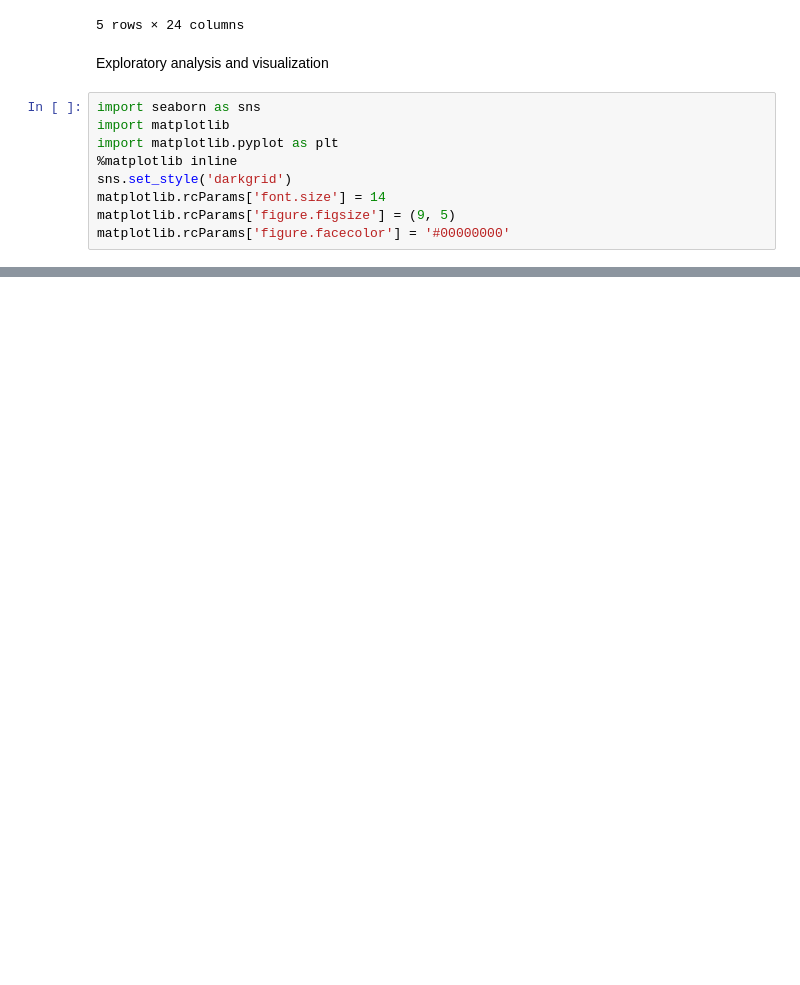
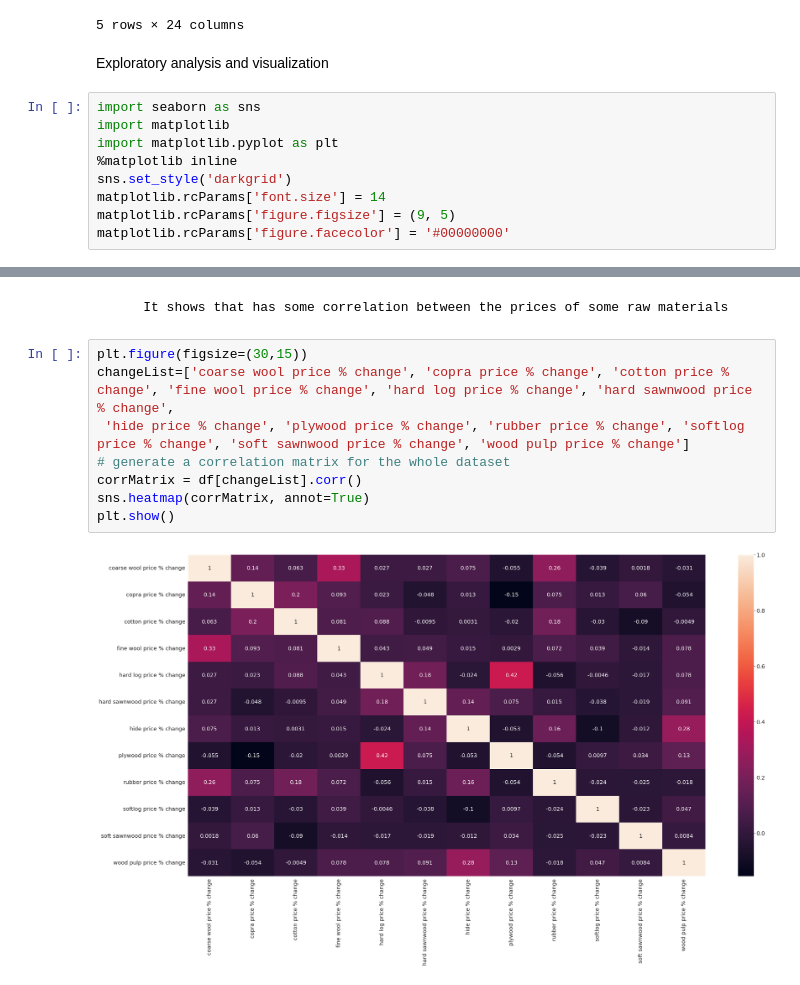
Before and after one commit to dkl5m/data-science-studies, a Jupyter notebook: agriculture-model/agriculture-df.ipynb, the cells around one changed output, grey strips where cells are left out. Saved outputs shown, nothing was run; the diff lists cells and outputs as text; blank space fills up the shorter version.

```diff
--- a/agriculture-model/agriculture-df.ipynb
+++ b/agriculture-model/agriculture-df.ipynb
@@ -109,0 +126,12 @@ matplotlib.rcParams['figure.facecolor'] = '#00000000'
+# %% [markdown]
+        It shows that has some correlation between the prices of some raw materials
+# %%
+plt.figure(figsize=(30,15))
+changeList=['coarse wool price % change', 'copra price % change', 'cotton price % change', 'fine wool price % change', 'hard log price % change', 'hard sawnwood price % change',
+ 'hide price % change', 'plywood price % change', 'rubber price % change', 'softlog price % change', 'soft sawnwood price % change', 'wood pulp price % change']
+# generate a correlation matrix for the whole dataset
+corrMatrix = df[changeList].corr()
+sns.heatmap(corrMatrix, annot=True)
+plt.show()
+# %% [output]
+[figure, added]
```
Also changed, not shown: parts of 6 cells of this notebook.
